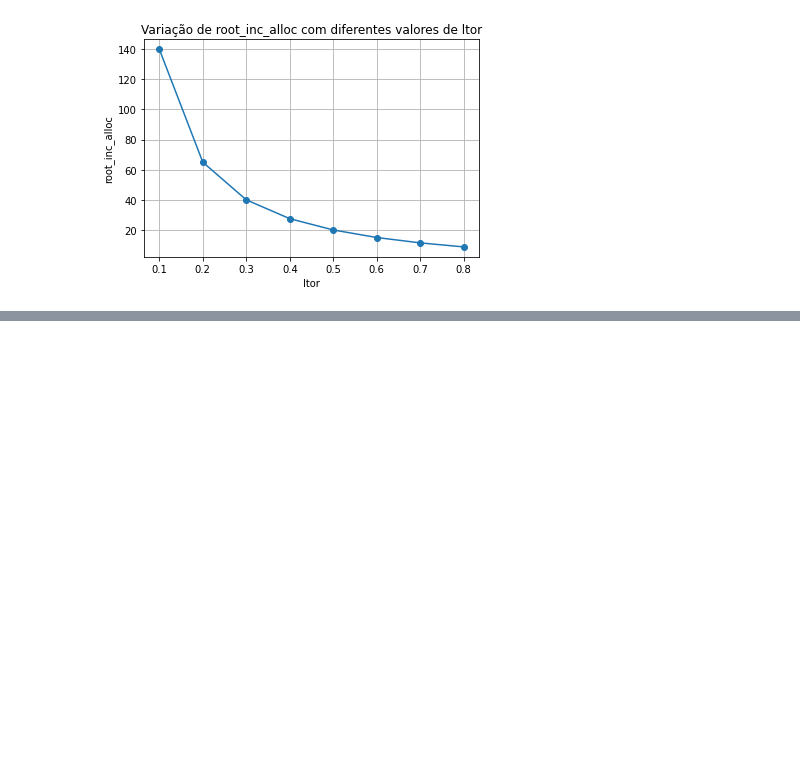
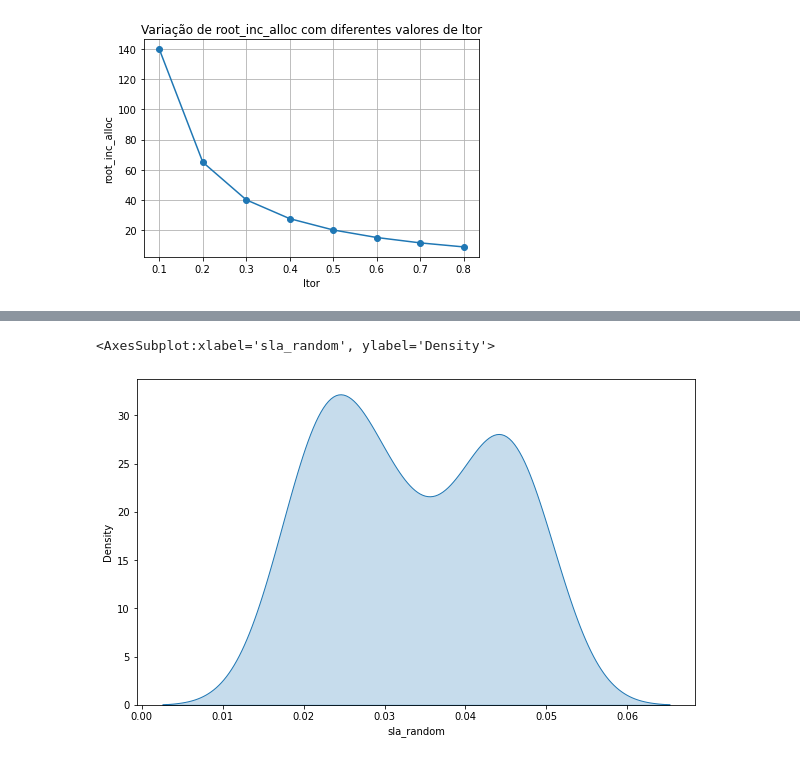
Before and after one commit to ma-gutii/CAETE-DVM-alloc-allom, a Jupyter notebook: src/Untitled-1.ipynb, the cells around one changed output, grey strips where cells are left out. Saved outputs shown, nothing was run; the diff lists cells and outputs as text; code cells hidden in the pictures; blank space fills up the shorter version.

```diff
--- a/src/Untitled-1.ipynb
+++ b/src/Untitled-1.ipynb
@@ -852,0 +929,10 @@ plt.show()
+# %%
+# Selecionar dados para o ano de 1979
+data_1979 = table[table['YEAR'] == 1979]['sla_random']
+
+# Criar o gráfico de densidade
+plt.figure(figsize=(10, 6))
+sns.kdeplot(data=data_1979, fill=True)
+# %% [output]
+<AxesSubplot:xlabel='sla_random', ylabel='Density'>
+[figure, added]
```
Also changed, not shown: parts of 8 cells of this notebook, 3 other files.
